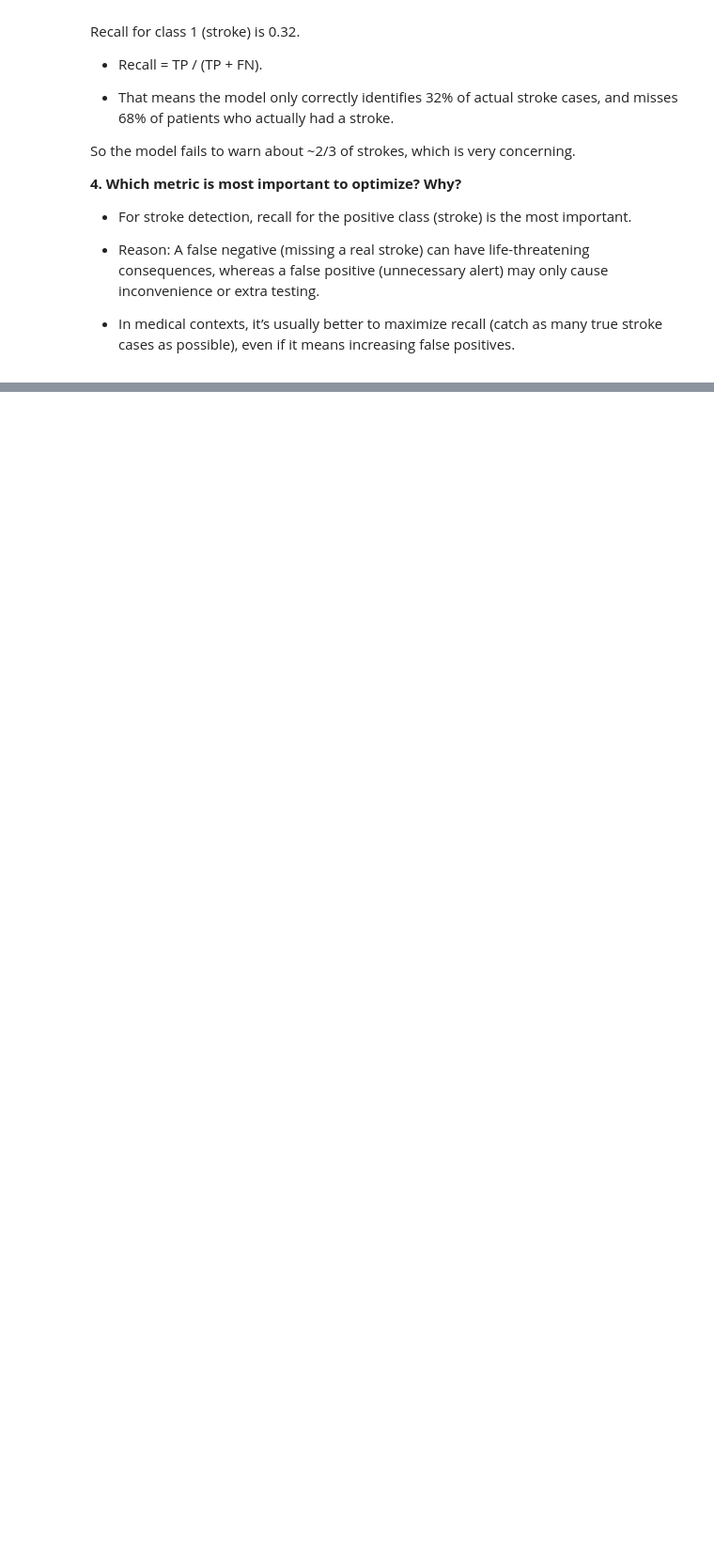
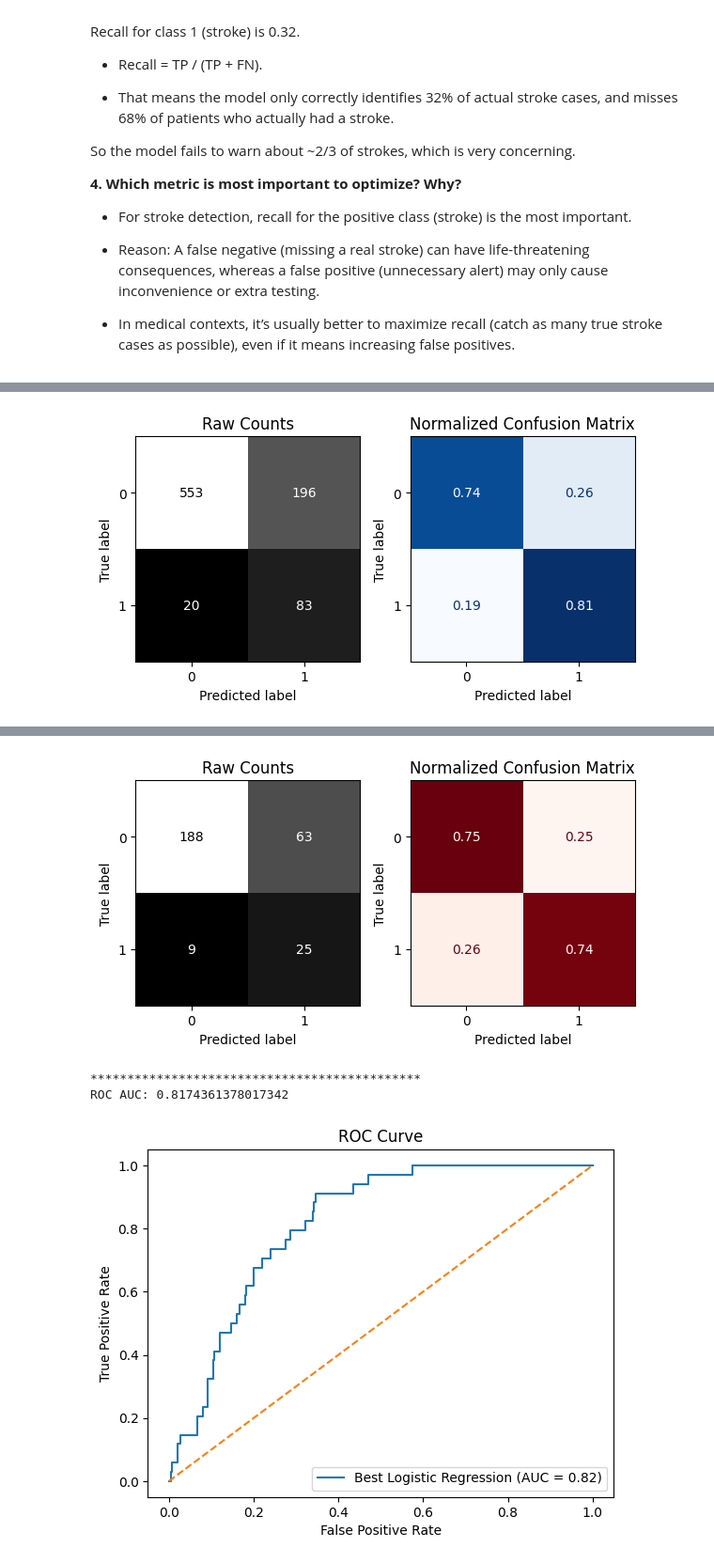
Before and after one commit to Taimaaaa/Classification-Metrics, a Jupyter notebook: Classification_Metrics.ipynb, the cells around one changed output, grey strips where cells are left out. Shown at 94% size. Saved outputs shown, nothing was run; the diff lists cells and outputs as text; code cells hidden in the pictures; blank space fills up the shorter version.

Commit message:
Followed up with 3 more models

```diff
--- a/Classification_Metrics.ipynb
+++ b/Classification_Metrics.ipynb
@@ -644,0 +647,75 @@ So the model fails to warn about ~2/3 of strokes, which is very concerning.
+# %%
+from sklearn.linear_model import LogisticRegression
+from sklearn.metrics import roc_auc_score, RocCurveDisplay, roc_curve
+from sklearn.metrics import classification_report, accuracy_score
+from sklearn.model_selection import GridSearchCV
+import matplotlib.pyplot as plt
+
+# Model instance
+logreg = LogisticRegression(max_iter=1000, random_state=42)
+
+# Create pipeline
+logreg_pipe = make_pipeline(col_transformer, logreg)
+
+# Define C values
+C_values = [0.0001, 0.001, 0.01, 0.1, 1, 10, 100, 1000, 10000]
+
+# Define multiple compatible param grids
+param_grid = [
+    # L1 Regularization
+    {
+        'logisticregression__penalty': ['l1'],
+        'logisticregression__solver': ['liblinear', 'saga'],
+        'logisticregression__C': C_values,
+        'logisticregression__class_weight': [None, 'balanced']
+    },
+    # L2 Regularization
+    {
+        'logisticregression__penalty': ['l2'],
+        'logisticregression__solver': ['lbfgs', 'liblinear', 'saga'],
+        'logisticregression__C': C_values,
+        'logisticregression__class_weight': [None, 'balanced']
+    },
+    # ElasticNet Regularization
+    {
+        'logisticregression__penalty': ['elasticnet'],
+        'logisticregression__solver': ['saga'],
+        'logisticregression__l1_ratio': [0.1, 0.3, 0.5, 0.7, 0.9, 1.0],
+        'logisticregression__C': C_values,
+        'logisticregression__class_weight': [None, 'balanced']
+    },
+    # No Regularization
+    {
+        'logisticregression__penalty': [None],
+        'logisticregression__solver': ['lbfgs', 'saga'],
+        'logisticregression__class_weight': [None, 'balanced']
+    }
+]
+
+# GridSearchCV
+gs = GridSearchCV(logreg_pipe, param_grid, scoring='recall_macro', cv=3, n_jobs=-1, verbose=2)
+gs.fit(X_train, y_train)
+
+# Best model and evaluation
+print("Best Parameters:", gs.best_params_)
+best_model = gs.best_estimator_
+
+y_pred = best_model.predict(X_test)
+y_pred_prob = best_model.predict_proba(X_test)[:, 1]
+
+print(classification_report(y_test, y_pred))
+evaluate_classification(best_model, X_train, y_train, X_test, y_test)
+
+print("*********************************************")
+print("ROC AUC:", roc_auc_score(y_test, y_pred_prob))
+
+# ROC Curve Visualization
+fpr, tpr, thresholds = roc_curve(y_test, y_pred_prob)
+plt.plot(fpr, tpr, label=f"Best Logistic Regression (AUC = {roc_auc_score(y_test, y_pred_prob):.2f})")
+plt.plot([0, 1], [0, 1], linestyle="--")
+plt.xlabel("False Positive Rate")
+plt.ylabel("True Positive Rate")
+plt.title("ROC Curve")
+plt.legend()
+plt.show()
+# %% [output]
@@ -644,0 +739 @@ So the model fails to warn about ~2/3 of strokes, which is very concerning.
+[figure, added]
@@ -644,0 +751,4 @@ So the model fails to warn about ~2/3 of strokes, which is very concerning.
+[figure, added]
+*********************************************
+ROC AUC: 0.8174361378017342
+[figure, added]
```
Also changed, not shown: parts of 10 cells of this notebook.
